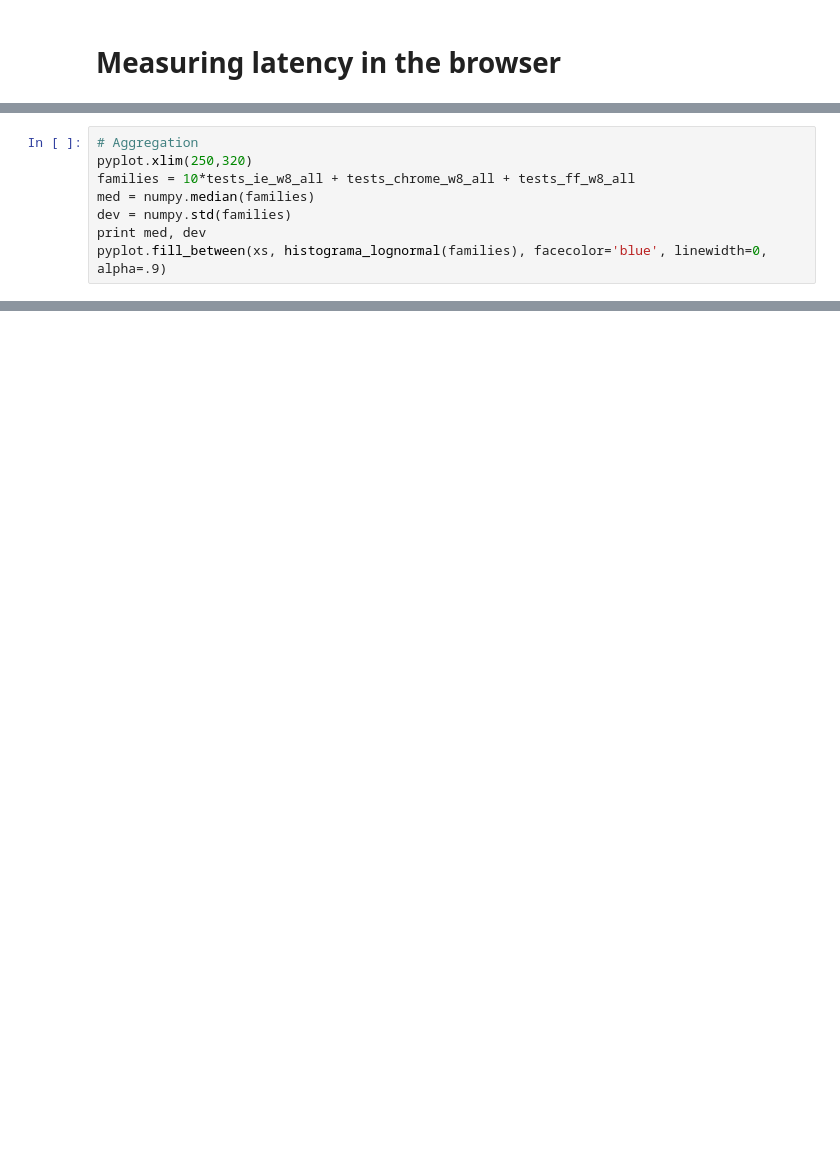
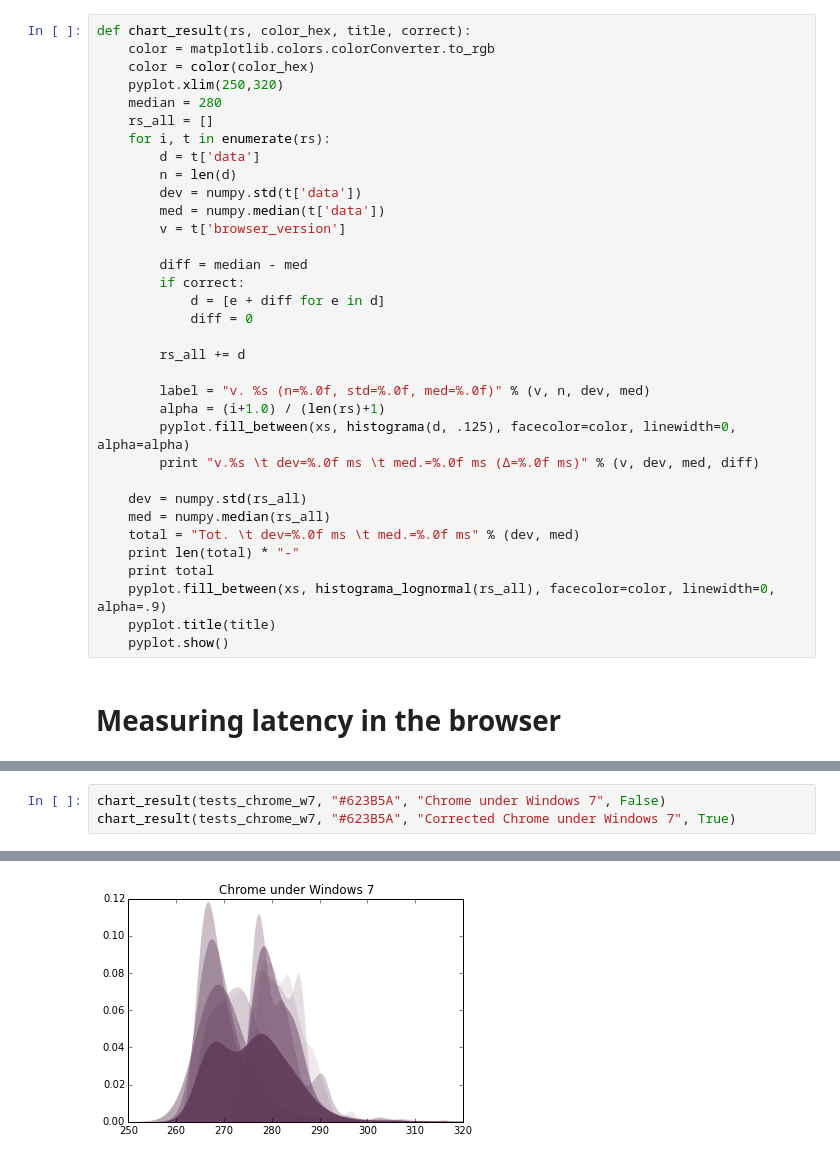
Before and after one commit to LACNIC/simon, a Jupyter notebook: simon-web/articles/Measuring latency in the browser.ipynb, the cells around one changed output, grey strips where cells are left out. Cells and saved outputs as stored; diff of their text form; blank space fills up the shorter version.

Commit message:
Changes in browser notes

```diff
--- a/simon-web/articles/Measuring latency in the browser.ipynb
+++ b/simon-web/articles/Measuring latency in the browser.ipynb
@@ -19,6 +19,40 @@ def histograma_lognormal(rs):
     from pyqt_fit import kde, kde_methods
     est = kde.KDE1D(rs, method=kde_methods.linear_combination)
     return est(xs)
+# %%
+def chart_result(rs, color_hex, title, correct):
+    color = matplotlib.colors.colorConverter.to_rgb
+    color = color(color_hex)
+    pyplot.xlim(250,320)
+    median = 280
+    rs_all = []
+    for i, t in enumerate(rs):
+        d = t['data']
+        n = len(d)
+        dev = numpy.std(t['data'])
+        med = numpy.median(t['data'])
+        v = t['browser_version']
+
+        diff = median - med
+        if correct:
+            d = [e + diff for e in d]
+            diff = 0
+
+        rs_all += d
+
+        label = "v. %s (n=%.0f, std=%.0f, med=%.0f)" % (v, n, dev, med)
+        alpha = (i+1.0) / (len(rs)+1)
+        pyplot.fill_between(xs, histograma(d, .125), facecolor=color, linewidth=0, alpha=alpha)
+        print "v.%s \t dev=%.0f ms \t med.=%.0f ms (Δ=%.0f ms)" % (v, dev, med, diff)
+
+    dev = numpy.std(rs_all)
+    med = numpy.median(rs_all)
+    total = "Tot. \t dev=%.0f ms \t med.=%.0f ms" % (dev, med)
+    print len(total) * "-"
+    print total
+    pyplot.fill_between(xs, histograma_lognormal(rs_all), facecolor=color, linewidth=0, alpha=.9)
+    pyplot.title(title)
+    pyplot.show()
 # %% [markdown]
 # Measuring latency in the browser
 # %%
@@ -227,8 +107,4 @@ NameError: name 'Rectangle' is not defined
-# %%
-# Aggregation
-pyplot.xlim(250,320)
-families = 10*tests_ie_w8_all + tests_chrome_w8_all + tests_ff_w8_all
-med = numpy.median(families)
-dev = numpy.std(families)
-print med, dev
-pyplot.fill_between(xs, histograma_lognormal(families), facecolor='blue', linewidth=0, alpha=.9)
+# %%
+chart_result(tests_chrome_w7, "#623B5A", "Chrome under Windows 7", False)
+chart_result(tests_chrome_w7, "#623B5A", "Corrected Chrome under Windows 7", True)
+# %% [output]
@@ -234,0 +122 @@ pyplot.fill_between(xs, histograma_lognormal(families), facecolor='blue', linewi
+[figure, added]
```
Also changed, not shown: parts of 13 cells of this notebook.
